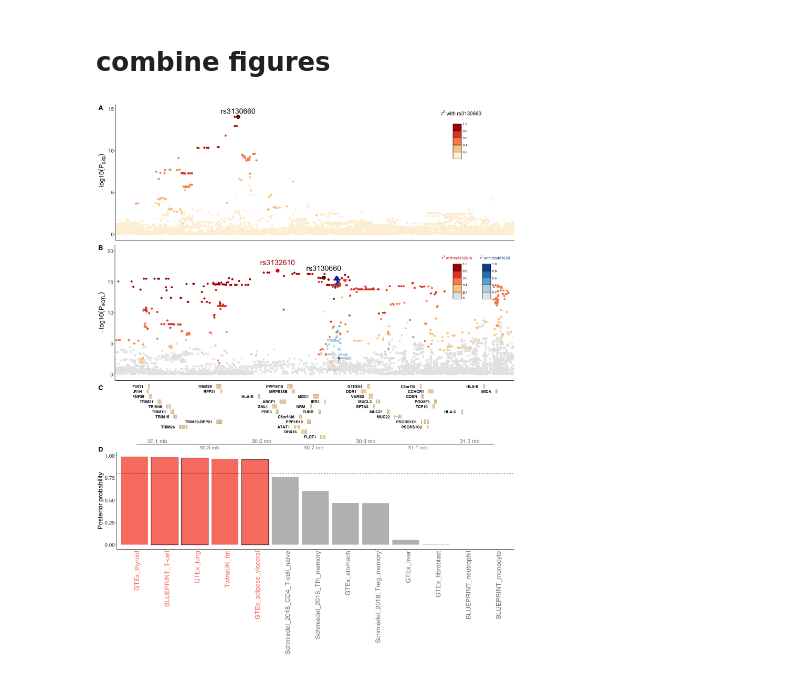
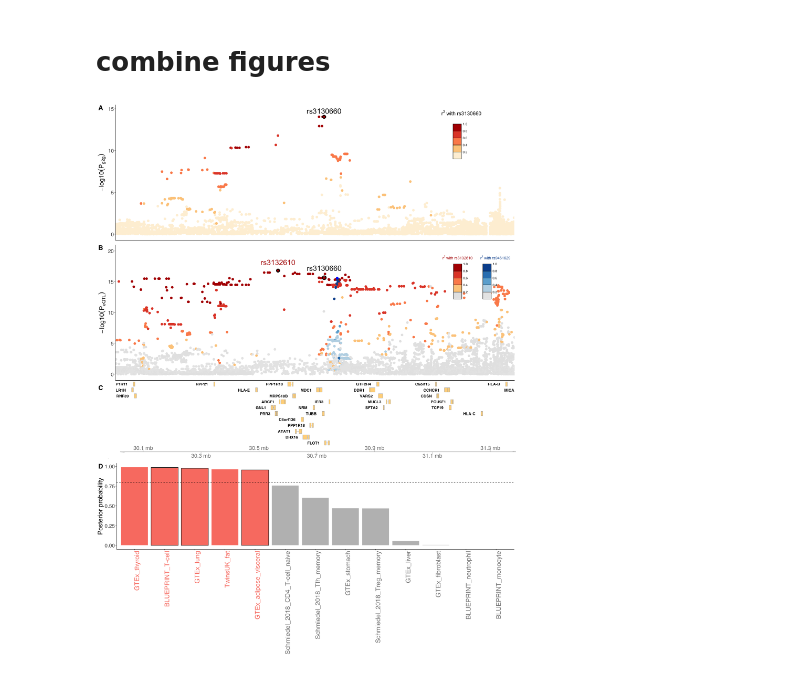
Before and after one commit to yang-luo-lab/TB-g2g, a Jupyter notebook: scripts/TBg2g_Fig3.ipynb, the cells around one changed output. Saved outputs shown, nothing was run; the diff lists cells and outputs as text; code cells hidden in the pictures.

```diff
--- a/scripts/TBg2g_Fig3.ipynb
+++ b/scripts/TBg2g_Fig3.ipynb
@@ -131,15 +121,16 @@ options(repr.plot.width = 12, repr.plot.height = 7)
 
 eQTL$color <- factor(eQTL$col,levels=c((col1),rev(col2)))
 
-peQTL <- ggplot(data=eQTL %>% filter(position >= minpos & position <=maxpos & is.na(color)),aes(stroke=0)) +
+peQTL <- ggplot(data=eQTL %>% filter(position >= minpos & position <=maxpos & is.na(color))) +
     geom_point(aes(x=position,y=-log10(pvalue)),col="gray90",size=3) + # GWAS plot
     ylab(bquote(-log10(P[eQTL]))) + xlab("") + ylim(0,20)
 
-peQTL <- ggplot(data=eQTL %>% filter(position >= minpos & position <=maxpos & !is.na(color)),aes(stroke=0)) +
+peQTL <- peQTL + scale_x_continuous(expand = c(0, 0))
+
+peQTL <- ggplot(data=eQTL %>% filter(position >= minpos & position <=maxpos & !is.na(color))) +
     geom_point(aes(x=position,y=-log10(pvalue),col=color),size=3) + # GWAS plot
     ylab(bquote(-log10(P[eQTL]))) + xlab("") + ylim(0,20)
 
-peQTL <- peQTL + scale_x_continuous(expand = c(0, 0))
 
 # top GWAS SNP
 peQTL <- peQTL + geom_text(data=eQTL %>% filter(variant=="chr6_30738584_T_A"),
@@ -148,20 +139,22 @@ peQTL <- peQTL + geom_text(data=eQTL %>% filter(variant=="chr6_30738584_T_A"),
 
 peQTL <- peQTL + geom_point(data=eQTL %>% filter(variant=="chr6_30738584_T_A"),
                                  aes(x=position,y=-log10(pvalue)),
-                shape = 1, colour = "black", size=3,stroke = 2)
+                shape= 21,colour = "black", size=4, stroke=2)
 
 # independent eQTL SNPs (chr6_30576624_A_G_b38 (rs3132610),chr6_30783885_T_C_b38 (rs9461629))
 peQTL <- peQTL + geom_point(data=eQTL %>% filter(variant=="chr6_30576624_A_G"),
                                  aes(x=position,y=-log10(pvalue)),
-                shape = 1, colour = "red", size=3,stroke = 2)
+                 colour = "black", size=3, shape=21,stroke=2)
 peQTL <- peQTL + geom_text(data=eQTL %>% filter(variant=="chr6_30576624_A_G"),
                                  aes(x=position,y=-log10(pvalue)*1.08), label="rs3132610",
-                shape = 1, colour = col1[5], size=8,stroke = 2)
+                 colour = col1[5], size=8)
 
 peQTL <- peQTL + geom_point(data=eQTL %>% filter(variant=="chr6_30783885_T_C"),
                                  aes(x=position,y=-log10(pvalue)),
-                shape = 1, colour = "blue", size=3,stroke = 2)
+                colour = "blue", size=3)
 
 
 peQTL  <- peQTL +  scale_color_manual(values=c(col1,rev(col2)),guide='none')
+
+peQTL
 # %% [output]
@@ -214,11 +208,20 @@ gbuild <- "grch38"
 gtrack <- Gviz::GenomeAxisTrack(fontcolor="#000000", fontsize=16, margin = c(-3,-3),
                                 ticksAt=c(30000000,31000000))
 
+cisgenes <- read.table("../data/cis_genes.txt",h=T,sep="\t")
+
 biomTrack <- Gviz::BiomartGeneRegionTrack(genome = gbuild,
                                             chromosome = 6,
                                             start = minpos,
                                             end = maxpos,
-                                            filter = list("with_refseq_mrna"=TRUE),
+                                            filter = list("with_refseq_mrna"=TRUE, "with_protein_id"=TRUE,"with_hgnc"=TRUE),
                                             name = "ENSEMBL",
                                             background.panel="gray95",
                                             biomart = mart)
+# %%
+# select subset of these genes for visualization (Protein coding and no TRIM)
+plotting_genes <- cisgenes[! grepl("TRIM",cisgenes$external_gene_name) &  !grepl("PSORS",cisgenes$external_gene_name) &
+                           ! grepl("MUC",cisgenes$external_gene_name),]
+dim(plotting_genes)
+
+subTrack <- biomTrack[gene(biomTrack) %in% plotting_genes$ensembl_gene_id]
@@ -231,7 +236,7 @@ ht <- HighlightTrack(trackList = biomTrack,
                      start = pos, width = window,
                      chromosome = 6)
 
-genetrack <- grid::grid.grabExpr(Gviz::plotTracks(list(biomTrack,gtrack),collapseTranscripts = "meta",transcriptAnnotation = "symbol",
+genetrack <- grid::grid.grabExpr(Gviz::plotTracks(list(subTrack,gtrack),collapseTranscripts = "meta",transcriptAnnotation = "symbol",
         chromosome = 6,
         from = minpos,
         to= maxpos,
@@ -242,6 +247,8 @@ genetrack <- grid::grid.grabExpr(Gviz::plotTracks(list(biomTrack,gtrack),collaps
         background.panel="transparent",
         cex.font=20,cex.group=1,fontcolor.group="black",
         cex = 1.2))
+
+# ggdraw(genetrack)
 # %% [markdown]
 # coloc analysis of g2g and *FLOT1* expression in GTEx tissues
 # %%
@@ -300,20 +307,19 @@ Results may be unexpected or may change in future versions of ggplot2."
 # %%
 options(repr.plot.width = 18, repr.plot.height = 24)
 
 ggdraw() +
   draw_plot(pGWAS,
             x = 0, y = 0.75, width = 1, height = .25) +
     draw_plot(peQTLlegend ,
-              x = 0, y = 0.5, width = 1, height = .25) +
+              x = 0.001, y = 0.5, width = 1, height = .25) +
 
-    draw_plot(genetrack , x = 0.072, y=0.38,width=.9, height=0.12) +
+    draw_plot(genetrack , x = 0.03, y=0.365,width=1, height=0.14) +
   draw_plot(pbar + theme(legend.position="none"),#theme(legend.position="top",legend.justification="right"),
-            x = 0, y = 0, width = 1, height = .38) +
- # draw_plot(pp + theme(legend.position=c(0.35,0.81)), x = 0.7, y = 0.1, width = 0.3, height = .26) +
+            x = 0, y = 0, width = 1, height = .36) +
   draw_plot_label(label = c("A","B", "C", "D"), size = 20,font="bold",
-                  x = c(0, 0,0 ,0), y = c(1, 0.75, .5, .39)) +
+                  x = c(0, 0,0 ,0), y = c(1, 0.75, .5, .36)) +
  theme(plot.background = element_rect(fill="white", color = NA))
 # %% [output]
-[figure, old version]
+[figure, new version]
 # %%
 ggsave("../figures/Fig3_flot1_summary.pdf",height=20,width=18)
```
Also changed, not shown: parts of 6 cells of this notebook, 7 other files.
